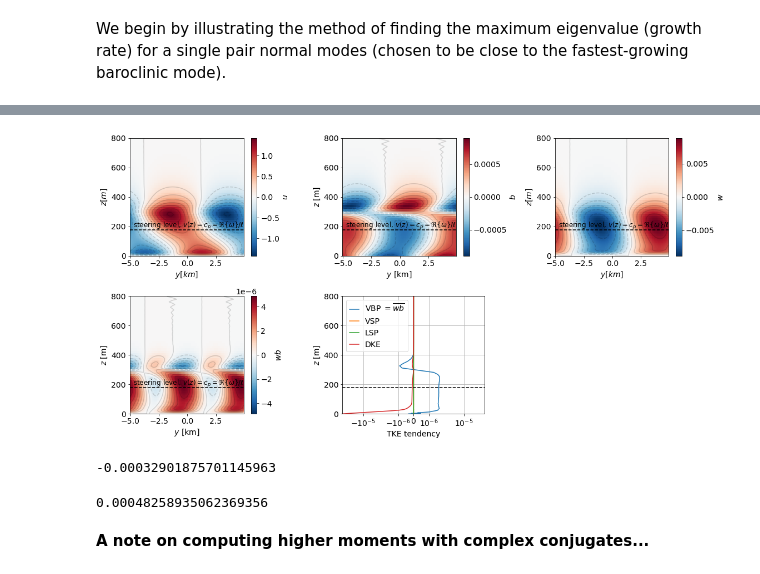
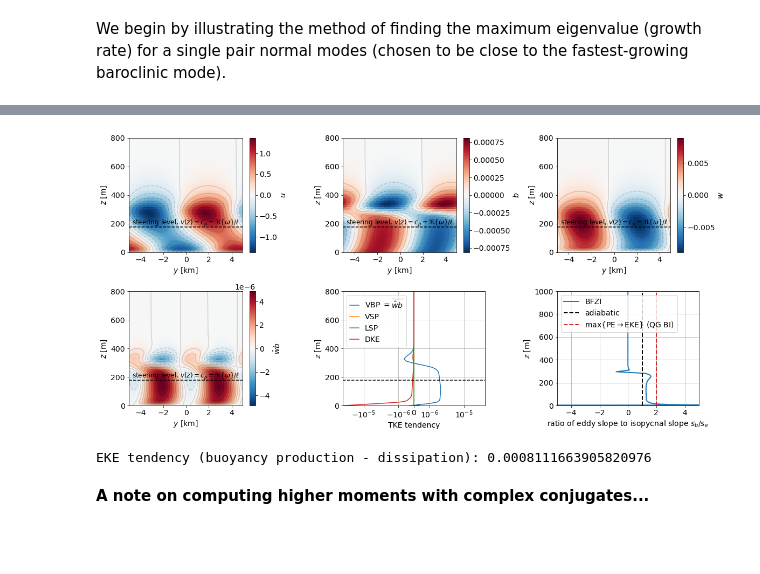
Before and after one commit to hdrake/bmli-linear, a Jupyter notebook: notebooks/frontal_zones/evp_frontal_zone_example.ipynb, the cells around one changed output, grey strips where cells are left out. Saved outputs shown, nothing was run; the diff lists cells and outputs as text; code cells hidden in the pictures; blank space fills up the shorter version.

```diff
--- a/notebooks/frontal_zones/evp_frontal_zone_example.ipynb
+++ b/notebooks/frontal_zones/evp_frontal_zone_example.ipynb
@@ -161,7 +170,7 @@ vz = vz['g']
 
 VBP = ( 0.5*( w.conj()*b*np.cos(θ) + u.conj()*b*np.sin(θ) ) ).real
 
-VSP = (-0.5*((u.conj()*w*np.cos(θ) + u.conj()*v*np.sin(θ)) * Vz*np.cos(θ)
+VSP = (-0.5*((v.conj()*w*np.cos(θ) + u.conj()*v*np.sin(θ)) * Vz*np.cos(θ)
             +(u.conj()*w*np.cos(θ) + u.conj()*u*np.sin(θ)) * Uz*np.cos(θ))).real
 
 LSP = (-0.5*((u.conj()*v*np.cos(θ) - v.conj()*w*np.sin(θ)) * Vz*np.sin(θ)
@@ -169,15 +178,15 @@ LSP = (-0.5*((u.conj()*v*np.cos(θ) - v.conj()*w*np.sin(θ)) * Vz*np.sin(θ)
 
 DKE =-( 0.5*( κ * (uz.conj()*uz + vz.conj()*vz ))).real
 # %%
-plt.figure(figsize=(16, 8))
+plt.figure(figsize=(16.5, 8))
 
 plt.subplot(2,3,1)
 plt.pcolor(ph/l*1e-3, z, u_mode.real, cmap=plt.get_cmap("RdBu_r"))
 plt.colorbar(label=r"$u$")
 plt.contour(ph/l*1e-3, z, u_mode.real, colors="k", alpha=0.15, levels=15)
 plt.ylim(0, 800)
-plt.xlabel(r"$y [km]$")
-plt.ylabel(r"$z [m]$")
+plt.xlabel(r"$y$ [km]")
+plt.ylabel(r"$z$ [m]")
 plot_steering_level()
 
 plt.subplot(2,3,2)
@@ -193,47 +202,57 @@ plt.subplot(2,3,3)
 plt.pcolor(ph/l*1e-3, z, w_mode.real, cmap=plt.get_cmap("RdBu_r"))
 plt.colorbar(label=r"$w$")
 plt.contour(ph/l*1e-3, z, w_mode.real, colors="k", alpha=0.15, levels=15)
 plt.ylim(0, 800)
-plt.xlabel(r"$y [km]$")
-plt.ylabel(r"$z [m]$")
+plt.xlabel(r"$y$ [km]")
+plt.ylabel(r"$z$ [m]")
 plot_steering_level()
 
 plt.subplot(2,3,4)
-wb_mode = w_mode.real*b_mode.real
+wvb_mode = (w_mode.real*np.cos(θ) + u_mode.real*np.sin(θ))*b_mode.real
+uhb_mode = (u_mode.real*np.cos(θ) - w_mode.real*np.sin(θ))*b_mode.real
 vabsmax = np.max(np.abs(wb_mode))
 plt.pcolor(ph/l*1e-3, z, wb_mode, cmap=plt.get_cmap("RdBu_r"), vmin=-vabsmax, vmax=vabsmax)
-plt.colorbar(label=r"$wb$")
+plt.colorbar(label=r"$\hat{w}b$")
 plt.contour(ph/l*1e-3, z, wb_mode, colors="k", alpha=0.15, levels=15)
 plt.ylim(0, 800)
 plt.xlabel(r"$y$ [km]")
 plt.ylabel(r"$z$ [m]")
 plot_steering_level()
 
 plt.subplot(2,3,5)
-plt.plot(VBP, z, label=r"VBP $= \overline{wb}$")
+plt.plot(VBP, z, label=r"VBP $= \overline{\hat{w}b}$")
 plt.plot(VSP, z, label="VSP")
 plt.plot(LSP, z, label="LSP")
 plt.plot(DKE, z, label="DKE")
 plt.ylim(0, 800)
 plt.ylabel(r"$z$ [m]")
 plt.xlabel(r"TKE tendency")
 plt.xlim(-4e-5, 4e-5)
 plt.grid(True)
 plt.xscale("symlog", linthresh=1e-6, linscale=0.4)
 plot_steering_level()
 plt.legend(loc="upper left", handlelength=1.2)
 
+plt.subplot(2,3,6)
+sb = Bz.real*np.sin(θ) / (N**2 + Bz.real*np.cos(θ))
+se = np.mean(wvb_mode, axis=1)/np.mean(uhb_mode, axis=1)
+plt.plot(sb/se, z, lw=2, label="BFZI")
+plt.xlim(-5, 5)
+plt.ylim(0, 1000)
+plt.axvline(1, linestyle="--", color="k", lw=2., label="adiabatic")
+plt.axvline(2, linestyle="--", color="C3", lw=2., label=r"max$\{$PE$\rightarrow$EKE$\}$ (QG BI)")
+plt.grid(True)
+plt.legend(loc="upper left")
+plt.ylabel(r"$z$ [m]")
+plt.xlabel(r"ratio of eddy slope to isopycnal slope $s_{b}/s_{e}$")
+
 plt.tight_layout()
 # %% [output]
-[figure, old version]
+[figure, new version]
-# %%
-np.sum(DKE[:-1]*np.diff(z))
-# %% [output]
--0.00032901875701145963
-# %%
-np.sum(VBP[:-1]*np.diff(z))
-# %% [output]
-0.00048258935062369356
+# %%
+print(f"EKE tendency (buoyancy production - dissipation): {np.sum(VBP[:-1]*np.diff(z)) - np.sum(DKE[:-1]*np.diff(z))}")
+# %% [output]
+EKE tendency (buoyancy production - dissipation): 0.0008111663905820976
 # %% [markdown]
 **A note on computing higher moments with complex conjugates...**
 # %%
```
Also changed, not shown: parts of 4 cells of this notebook.
